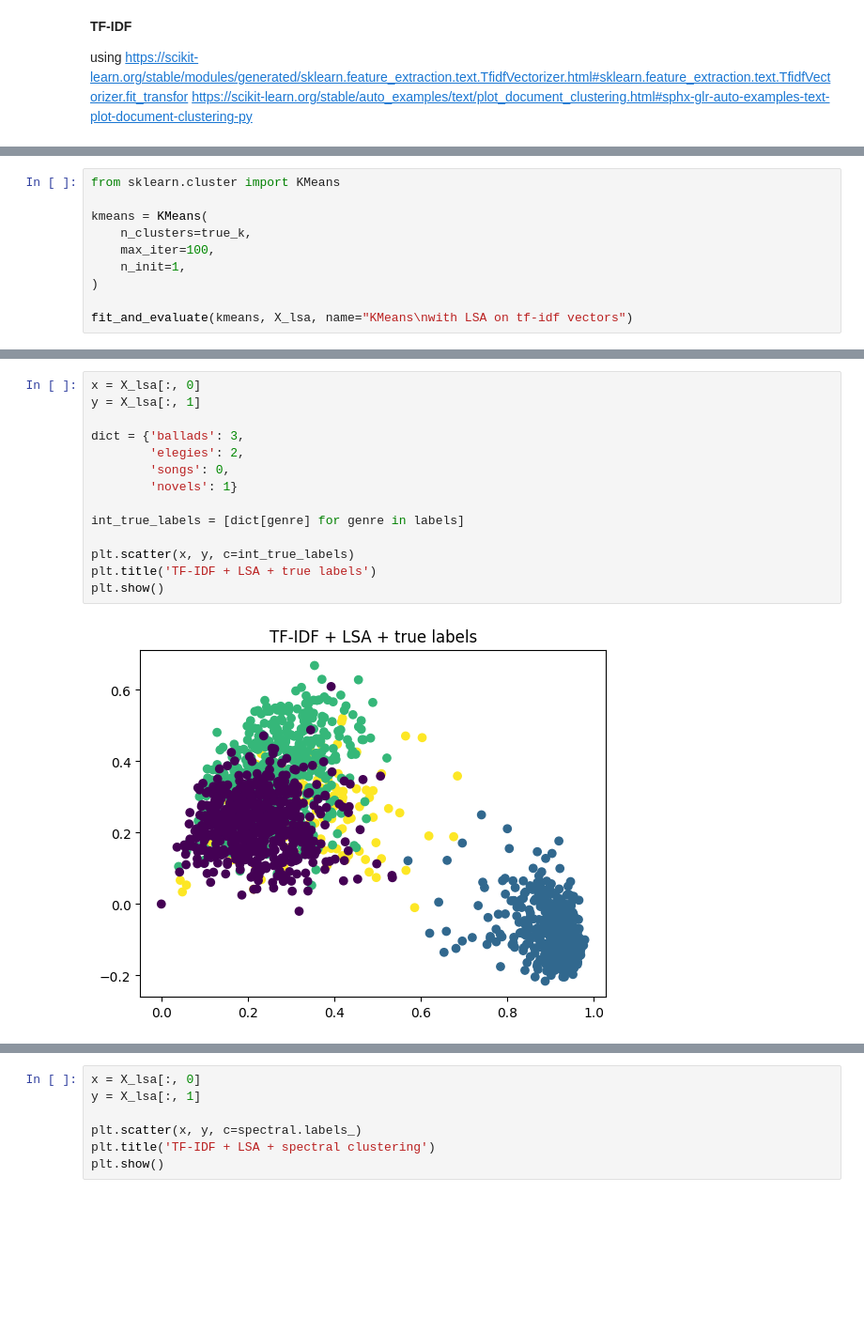
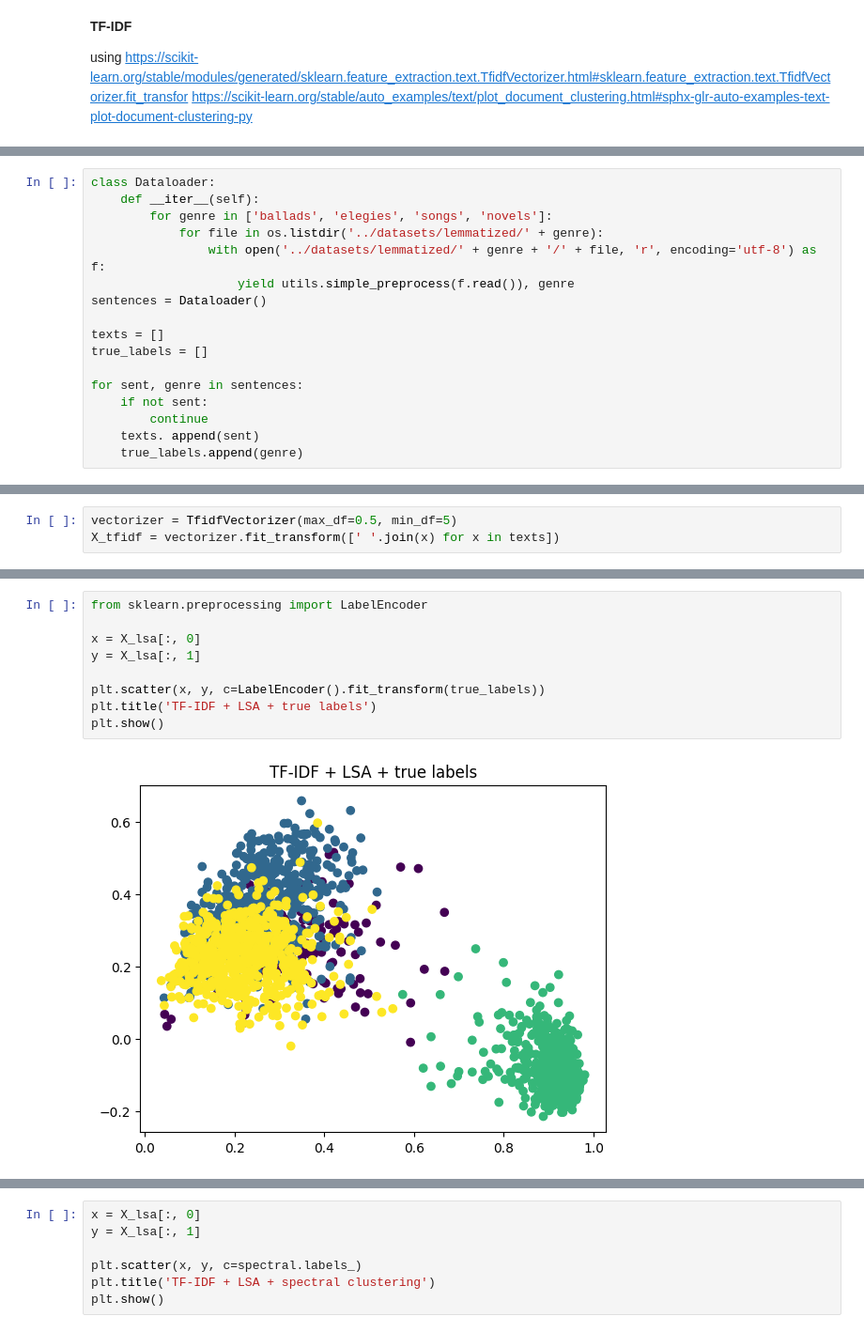
Before and after one commit to imusaeva99/literary_genre_identifier, a Jupyter notebook: notebooks/tfidf.ipynb, the cells around one changed output, grey strips where cells are left out. Shown: that part at 94% size. Cells and saved outputs as stored; diff of their text form; blank space fills up the shorter version.

```diff
--- a/notebooks/tfidf.ipynb
+++ b/notebooks/tfidf.ipynb
@@ -64,0 +19,17 @@ array(['ab', 'aber', 'absolument', ..., 'ён', 'ёрзать', 'ёрш'],
+# %%
+class Dataloader:
+    def __iter__(self):
+        for genre in ['ballads', 'elegies', 'songs', 'novels']:
+            for file in os.listdir('../datasets/lemmatized/' + genre):
+                with open('../datasets/lemmatized/' + genre + '/' + file, 'r', encoding='utf-8') as f:
+                    yield utils.simple_preprocess(f.read()), genre
+sentences = Dataloader()
+
+texts = []
+true_labels = []
+
+for sent, genre in sentences:
+    if not sent:
+        continue
+    texts. append(sent)
+    true_labels.append(genre)
@@ -65,3 +42,6 @@ array(['ab', 'aber', 'absolument', ..., 'ён', 'ёрзать', 'ёрш'],
+# %%
+vectorizer = TfidfVectorizer(max_df=0.5, min_df=5)
+X_tfidf = vectorizer.fit_transform([' '.join(x) for x in texts])
 # %%
 print(f"n_samples: {X_tfidf.shape[0]}, n_features: {X_tfidf.shape[1]}")
 # %% [output]
@@ -143,10 +56,0 @@ def fit_and_evaluate(km, X, name=None, n_runs=5):
-# %%
-from sklearn.cluster import KMeans
-
-kmeans = KMeans(
-    n_clusters=true_k,
-    max_iter=100,
-    n_init=1,
-)
-
-fit_and_evaluate(kmeans, X_lsa, name="KMeans\nwith LSA on tf-idf vectors")
@@ -175,17 +314,12 @@ plt.show()
 # %%
+from sklearn.preprocessing import LabelEncoder
+
 x = X_lsa[:, 0]
 y = X_lsa[:, 1]
 
-dict = {'ballads': 3,
-        'elegies': 2,
-        'songs': 0,
-        'novels': 1}
-
-int_true_labels = [dict[genre] for genre in labels]
-
-plt.scatter(x, y, c=int_true_labels)
+plt.scatter(x, y, c=LabelEncoder().fit_transform(true_labels))
 plt.title('TF-IDF + LSA + true labels')
 plt.show()
 # %% [output]
-[figure, old version]
+[figure, new version]
 # %%
```
Also changed, not shown: parts of 72 cells of this notebook, 6 other files.
